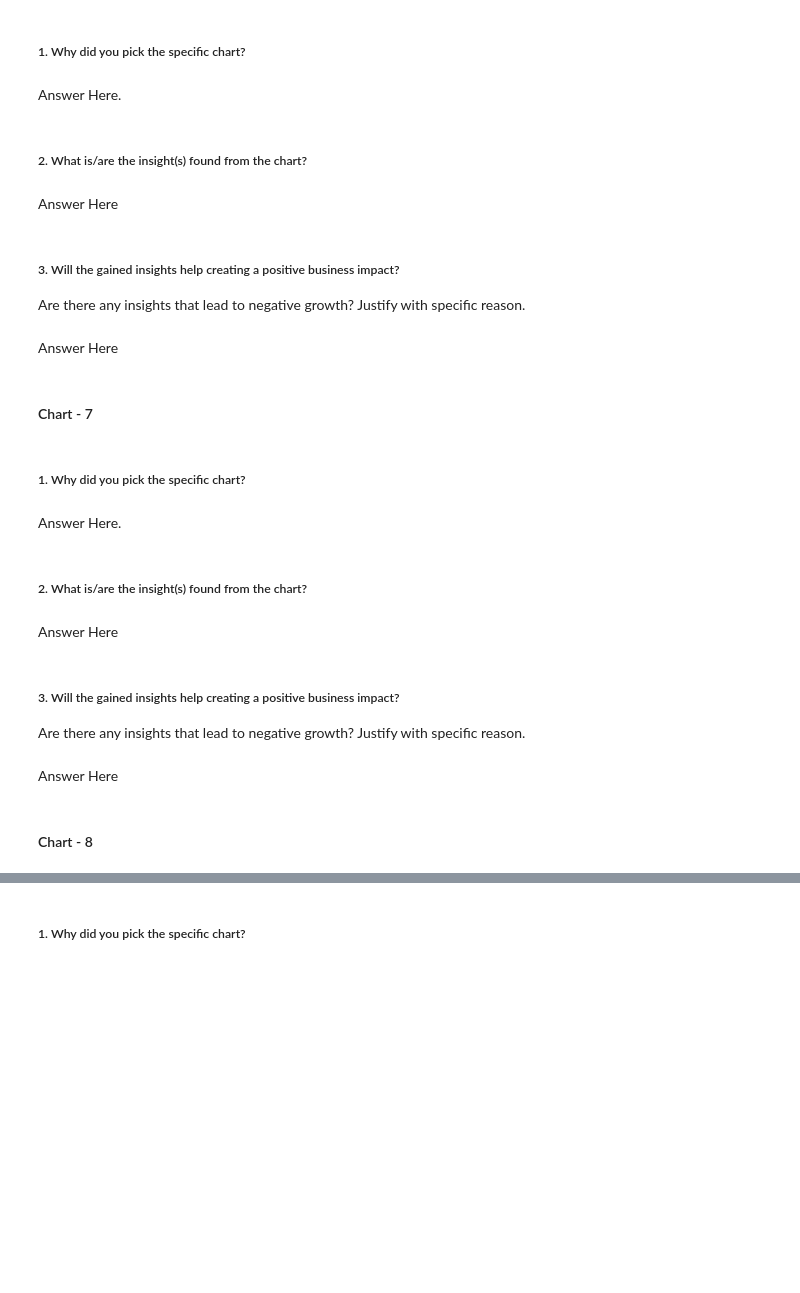
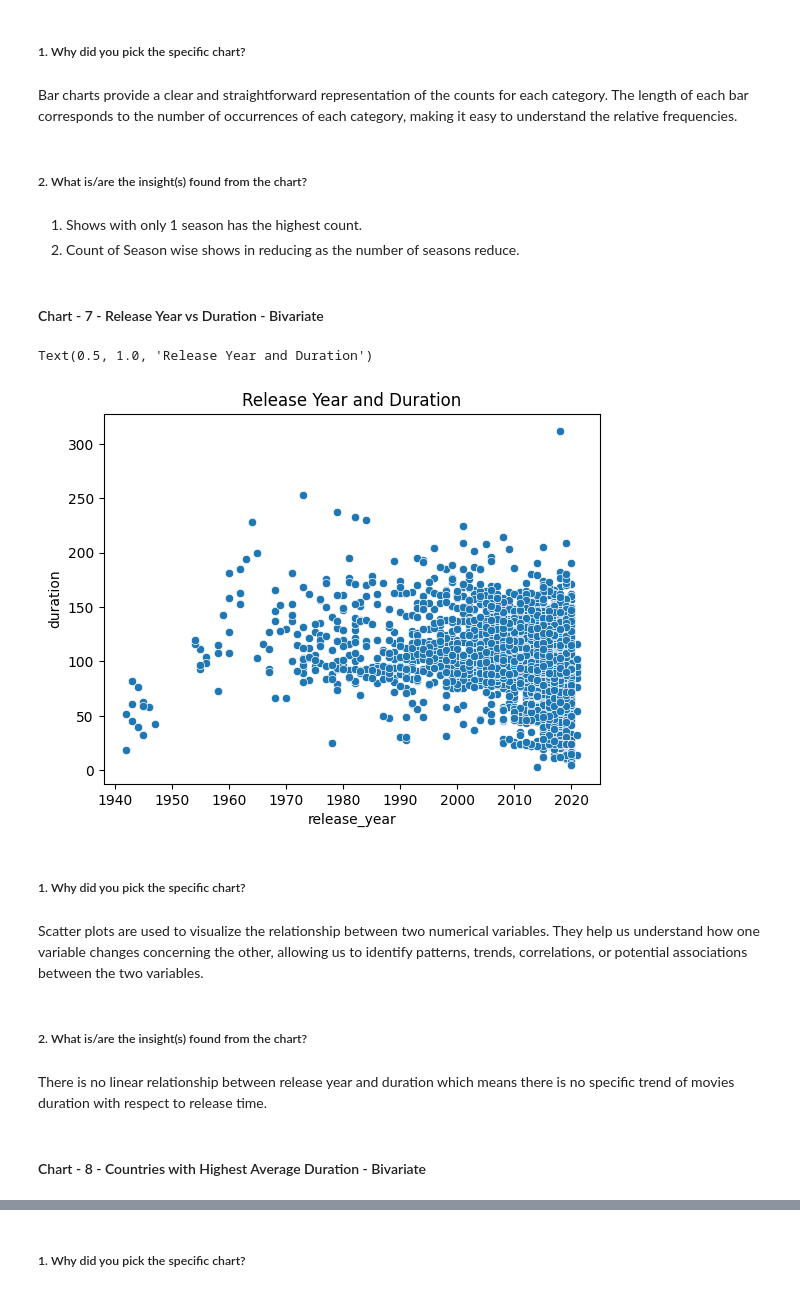
Before and after one commit to dhar9571/Capstone-Project-Unsupervised-ML---Netflix-Dataset, a Jupyter notebook: Capstone_Project_Unsupervised_ML_Netflix_Dataset.ipynb, the cells around one changed output, grey strips where cells are left out. Cells and saved outputs as stored; diff of their text form; code cells hidden in the pictures; blank space fills up the shorter version.

```diff
--- a/Capstone_Project_Unsupervised_ML_Netflix_Dataset.ipynb
+++ b/Capstone_Project_Unsupervised_ML_Netflix_Dataset.ipynb
@@ -542,15 +607,11 @@ Histograms provide a visual representation of the distribution of a dataset. The
 # %% [markdown]
 ##### 1. Why did you pick the specific chart?
-# %% [markdown]
-Answer Here.
+# %% [markdown]
+Bar charts provide a clear and straightforward representation of the counts for each category. The length of each bar corresponds to the number of occurrences of each category, making it easy to understand the relative frequencies.
 # %% [markdown]
 ##### 2. What is/are the insight(s) found from the chart?
-# %% [markdown]
-Answer Here
-# %% [markdown]
-##### 3. Will the gained insights help creating a positive business impact?
-Are there any insights that lead to negative growth? Justify with specific reason.
-# %% [markdown]
-Answer Here
+# %% [markdown]
+1. Shows with only 1 season has the highest count.
+2. Count of Season wise shows in reducing as the number of seasons reduce.
 # %% [markdown]
-#### Chart - 7
+#### Chart - 7 - Release Year vs Duration - Bivariate
@@ -559,15 +618,19 @@ Answer Here
+# %%
+# Chart - 7 visualization code
+
+sns.scatterplot(x=movies.release_year, y=movies.duration)
+
+plt.title('Release Year and Duration')
+# %% [output]
+Text(0.5, 1.0, 'Release Year and Duration')
+[figure, added]
 # %% [markdown]
 ##### 1. Why did you pick the specific chart?
-# %% [markdown]
-Answer Here.
+# %% [markdown]
+Scatter plots are used to visualize the relationship between two numerical variables. They help us understand how one variable changes concerning the other, allowing us to identify patterns, trends, correlations, or potential associations between the two variables.
 # %% [markdown]
 ##### 2. What is/are the insight(s) found from the chart?
-# %% [markdown]
-Answer Here
-# %% [markdown]
-##### 3. Will the gained insights help creating a positive business impact?
-Are there any insights that lead to negative growth? Justify with specific reason.
-# %% [markdown]
-Answer Here
+# %% [markdown]
+There is no linear relationship between release year and duration which means there is no specific trend of movies duration with respect to release time.
 # %% [markdown]
-#### Chart - 8
+#### Chart - 8 - Countries with Highest Average Duration - Bivariate
```
Also changed, not shown: parts of 71 cells of this notebook.
